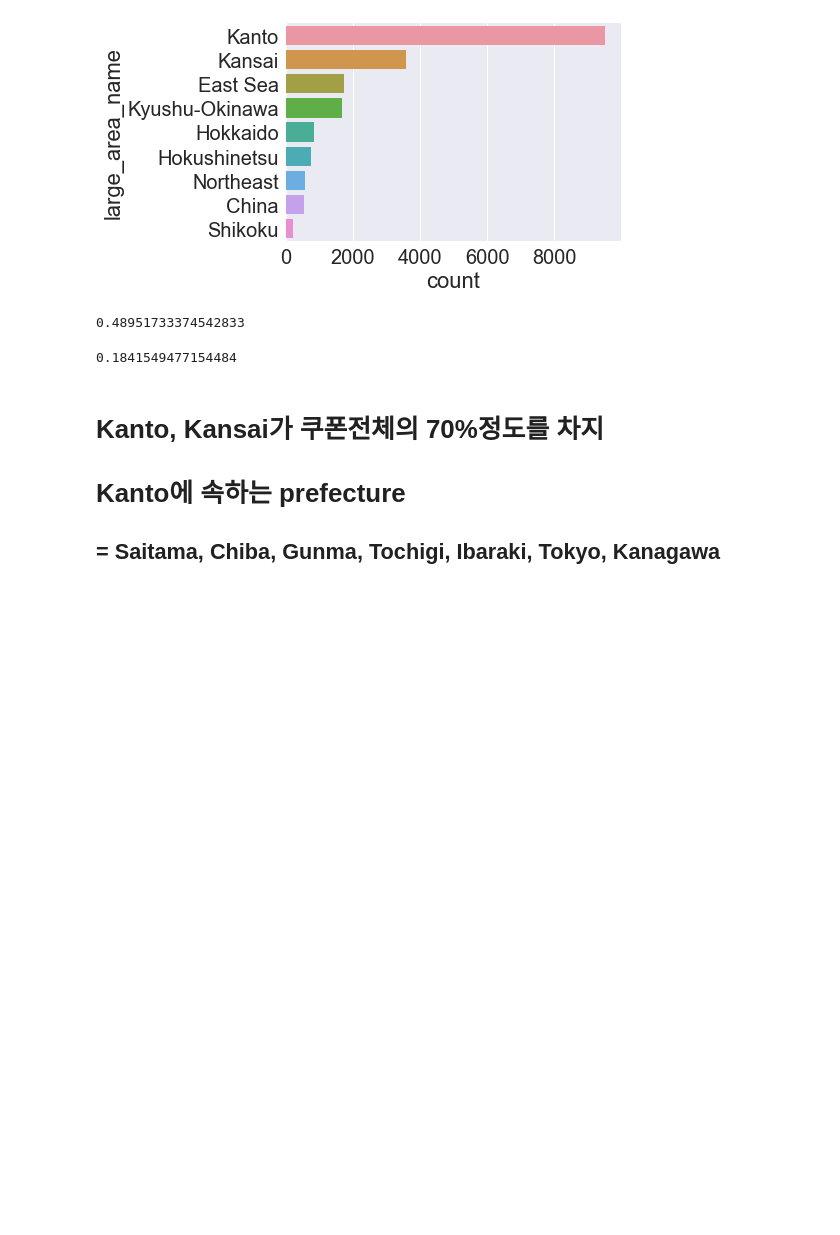
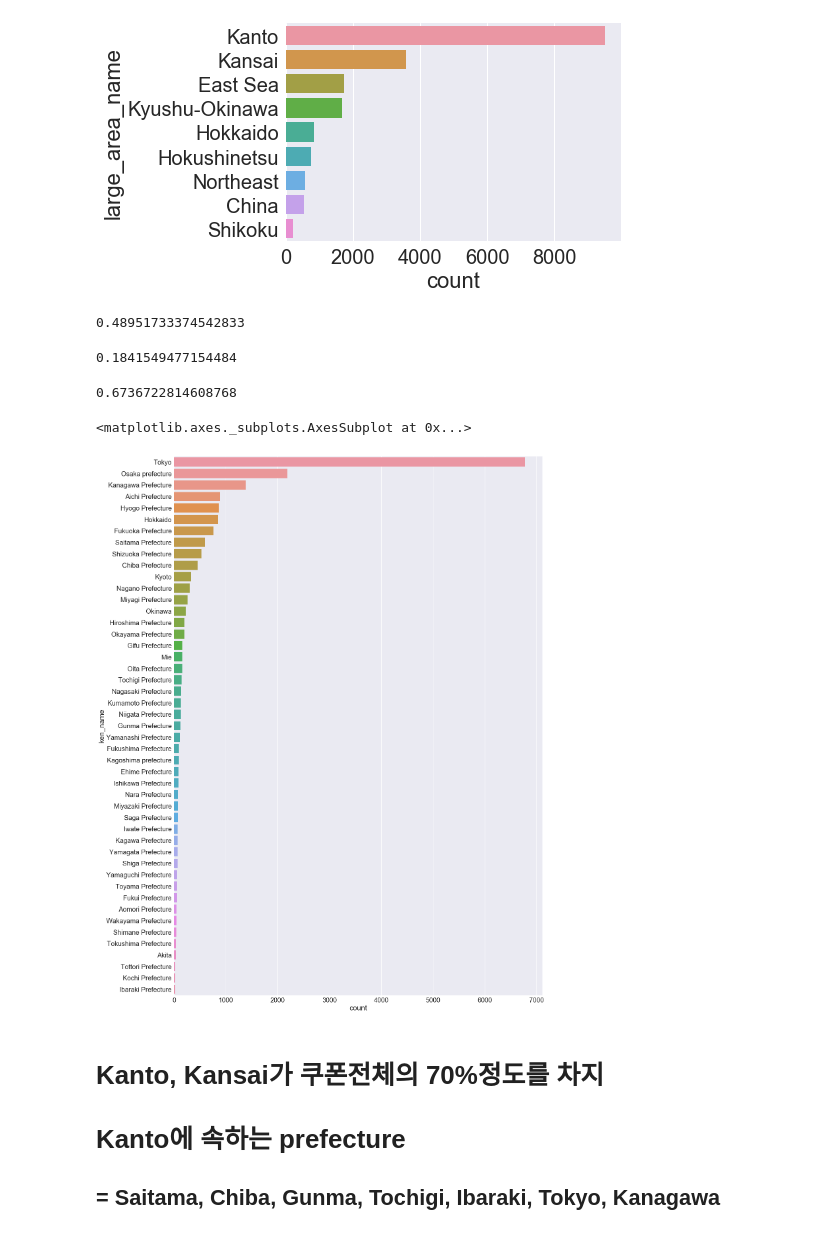
Before and after one commit to JoonSeongLee/dss7-coupon, a Jupyter notebook: jw/coupon_list_eda.ipynb, the cells around one changed output. Drawn from its saved outputs; the diff is of its cells as text; code cells hidden in the pictures; blank space fills up the shorter version.

```diff
--- a/jw/coupon_list_eda.ipynb
+++ b/jw/coupon_list_eda.ipynb
@@ -581,6 +581,17 @@ len(tmp[tmp=='Kanto'])/19413
 len(tmp[tmp=='Kansai'])/19413
 # %% [output]
 0.1841549477154484
+# %%
+len(tmp[tmp=='Kanto'])/19413 + len(tmp[tmp=='Kansai'])/19413
+# %% [output]
+0.6736722814608768
+# %%
+sns.set(font_scale=2)
+plt.figure(figsize=(20, 30))
+sns.countplot(y='ken_name', data=coupon, order=coupon['ken_name'].value_counts().index)
+# %% [output]
+<matplotlib.axes._subplots.AxesSubplot at 0x...>
+[figure, added]
 # %% [markdown]
 # Kanto, Kansai가 쿠폰전체의 70%정도를 차지
 # Kanto에 속하는 prefecture
```
Also changed, not shown: parts of 2 cells of this notebook, 5 other files.
